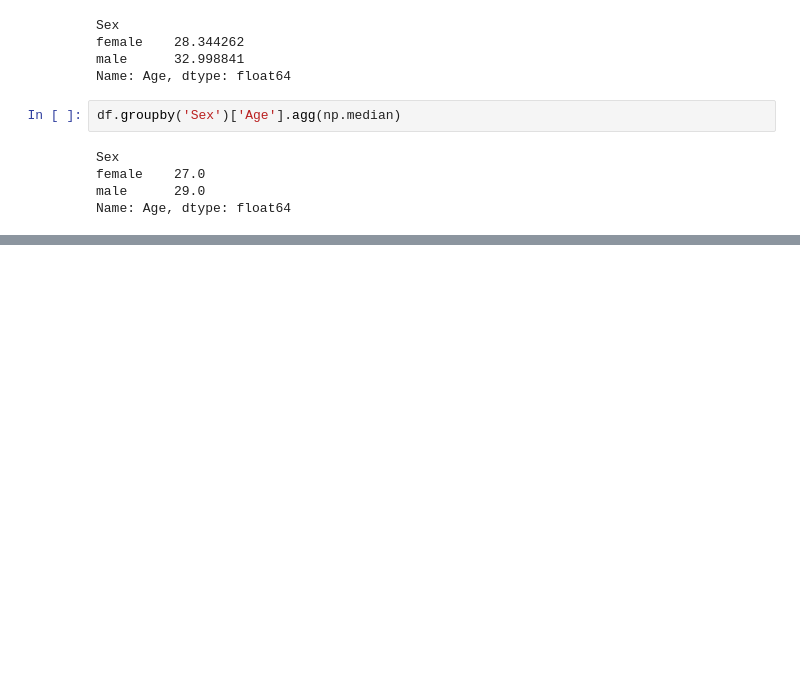
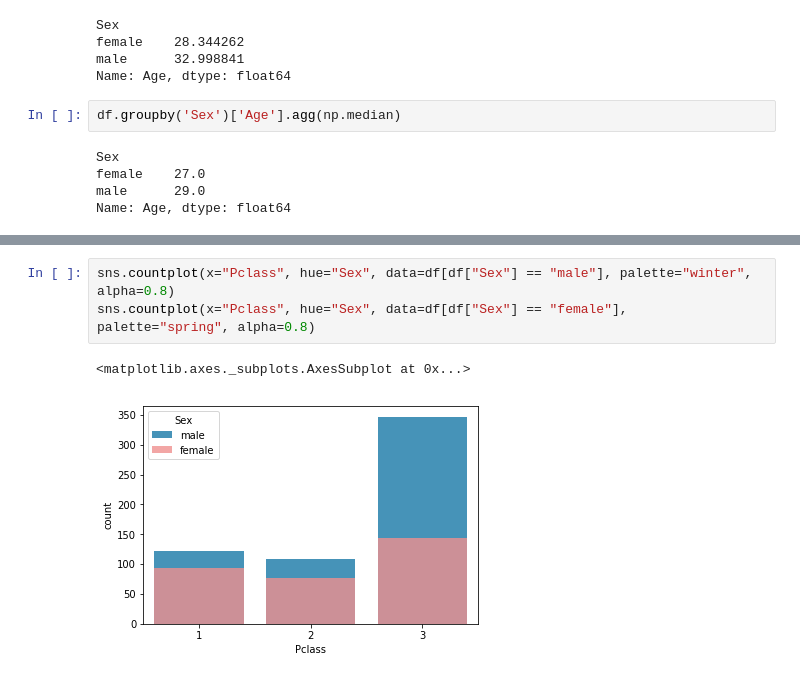
Before and after one commit to jasminedevv/DS1.1-Jupyter, a Jupyter notebook: notebooks/titanic.ipynb, the cells around one changed output, grey strips where cells are left out. Saved outputs shown, nothing was run; the diff lists cells and outputs as text; blank space fills up the shorter version.

```diff
--- a/notebooks/titanic.ipynb
+++ b/notebooks/titanic.ipynb
@@ -130,0 +142,6 @@ sns.countplot(x="Ticket", palette="pastel", data=df)
+# %%
+sns.countplot(x="Pclass", hue="Sex", data=df[df["Sex"] == "male"], palette="winter", alpha=0.8)
+sns.countplot(x="Pclass", hue="Sex", data=df[df["Sex"] == "female"], palette="spring", alpha=0.8)
+# %% [output]
+<matplotlib.axes._subplots.AxesSubplot at 0x...>
+[figure, added]
```
Also changed, not shown: parts of 9 cells of this notebook, 3 other files.
